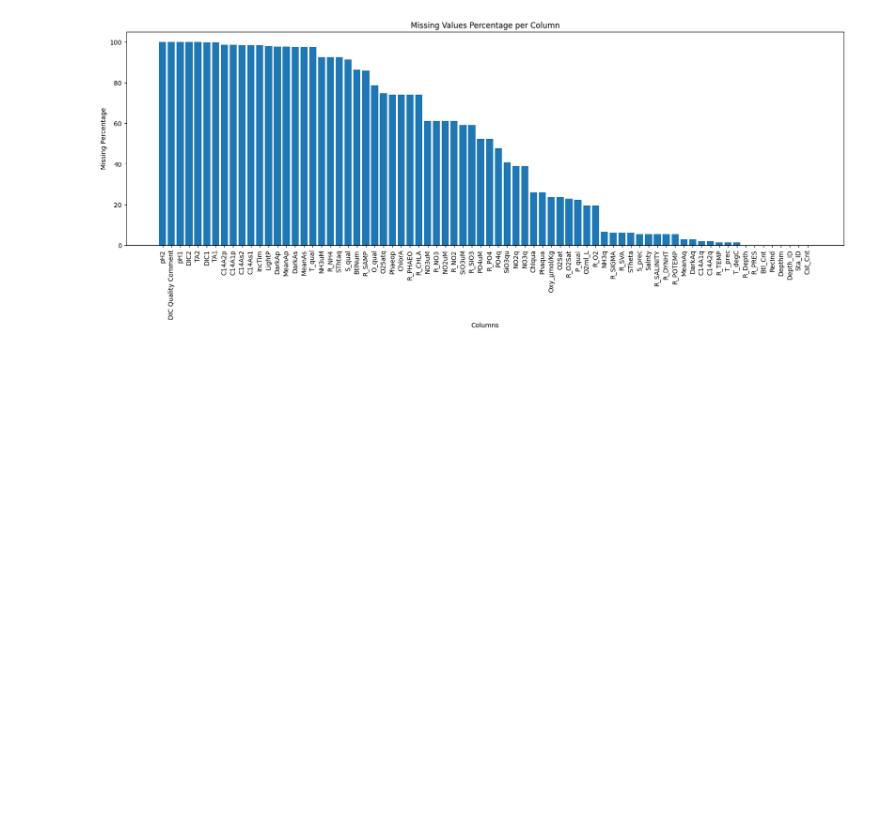
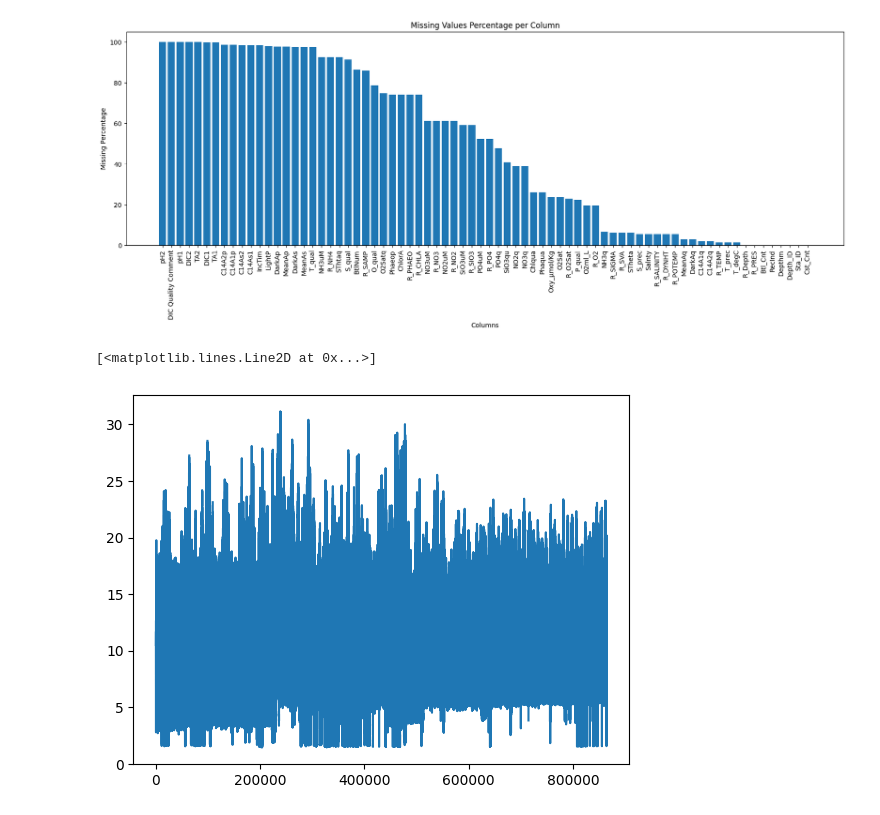
Before and after one commit to SohamBera16/bayesian-neural-network-based-prediction-using-Environmental-data, a Jupyter notebook: BNN_Regression.ipynb, the cells around one changed output. Drawn from its saved outputs; the diff is of its cells as text; code cells hidden in the pictures; blank space fills up the shorter version.

```diff
--- a/BNN_Regression.ipynb
+++ b/BNN_Regression.ipynb
@@ -44,3 +42,28 @@ bottle_df.head()
 | 3 | 1 | 4 | 054.0 056.0 | 19-4903CR-HY-060-0930-05400560-00... | 19 | 10.45 | 33.420 | NaN | 25.643 | NaN | ... | ... |
 | 4 | 1 | 5 | 054.0 056.0 | 19-4903CR-HY-060-0930-05400560-00... | 20 | 10.45 | 33.421 | NaN | 25.643 | NaN | ... | ... |
 5 rows × 74 columns
+# %%
+# Depth ID conversion into month/date
+
+# Define a function to perform the conversion
+def convert_depthID_to_date(row):
+    # Extract the desired portion
+    desired_part = row[:7]
+
+    # Split the extracted part into century, year, and month
+    century = int(desired_part[:2])
+    year = int(desired_part[3:5])
+    month = int(desired_part[5:])
+
+    # Convert to datetime object
+    date_obj = datetime.datetime(year + century * 100, month, 1)
+
+    # Format the date as 'MM/YYYY'
+    formatted_date = date_obj.strftime('%m/%Y')
+
+    return formatted_date
+
+# Apply the conversion function to the column
+bottle_df['Formatted_Date'] = bottle_df['Depth_ID'].apply(convert_depthID_to_date)
+
+print(bottle_df['Formatted_Date'])
@@ -136,3 +172,8 @@ plt.xticks(rotation=90)
 plt.show()
 # %% [output]
 [figure]
+# %%
+plt.plot(bottle_df['T_degC'])
+# %% [output]
+[<matplotlib.lines.Line2D at 0x...>]
+[figure, added]
```
Also changed, not shown: parts of 12 cells of this notebook.
